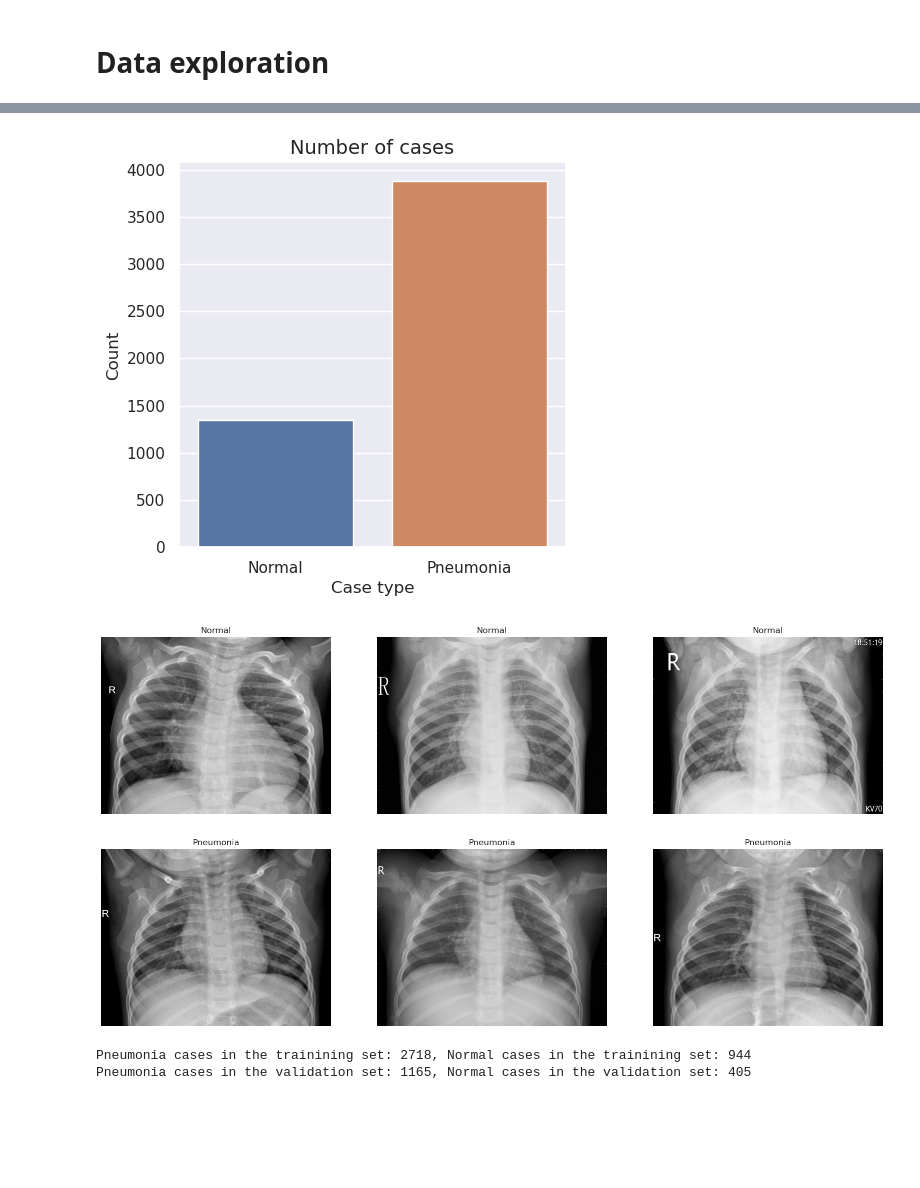
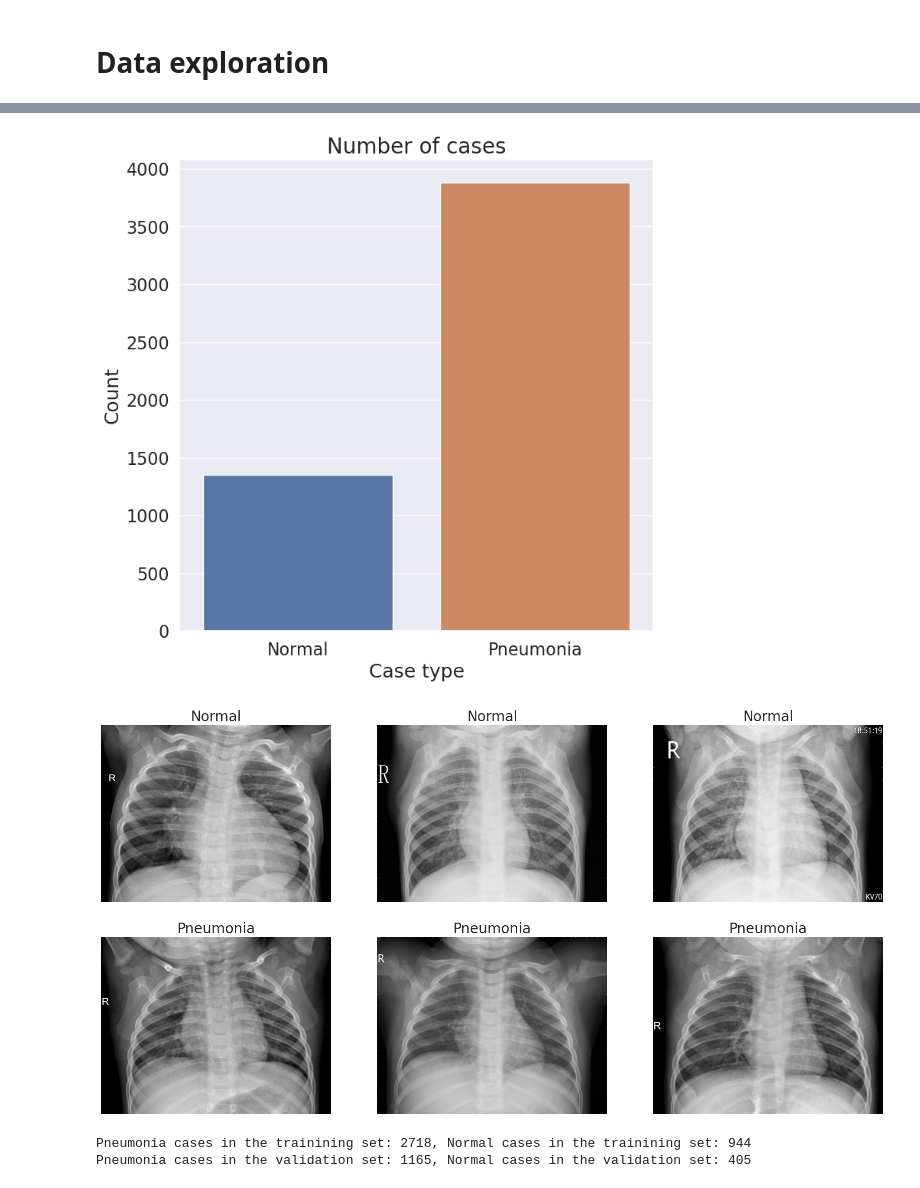
Before and after one commit to mrcljns/Identifying_Pneumonia_Project, a Jupyter notebook: identifying_pnuemonia_notebook.ipynb, the cells around one changed output, grey strips where cells are left out. Drawn from its saved outputs; the diff is of its cells as text; code cells hidden in the pictures; blank space fills up the shorter version.

```diff
--- a/identifying_pnuemonia_notebook.ipynb
+++ b/identifying_pnuemonia_notebook.ipynb
@@ -138,39 +109,37 @@ train_data.head()
 # %%
+# Visualize imbalance between classes
 # Get the counts for each class
 cases_count = train_data['Label'].value_counts()
 
 # Plot the results
-plt.figure(figsize=(5, 5))
+plt.figure(figsize=(8, 8))
 sn.barplot(x=cases_count.index, y=cases_count.values)
-plt.title('Number of cases', fontsize=14)
-plt.xlabel('Case type', fontsize=12)
-plt.ylabel('Count', fontsize=12)
-plt.xticks(range(len(cases_count.index)), ['Normal', 'Pneumonia'])
+plt.title('Number of cases', fontsize=20)
+plt.xlabel('Case type', fontsize=18)
+plt.ylabel('Count', fontsize=18)
+plt.xticks(range(len(cases_count.index)), ['Normal', 'Pneumonia'], fontsize=16)
+plt.yticks(fontsize=16)
 plt.show()
 # %% [output]
-[figure, old version]
+[figure, new version]
 # %%
-# Get few samples for both the classes
-pneumonia_samples = (train_data[train_data['Label']==1]['Image_dir'].iloc[:3]).tolist()
-normal_samples = (train_data[train_data['Label']==0]['Image_dir'].iloc[:3]).tolist()
+# Get three examples from each class and concatenate them
+samples = list(train_data[train_data['Label']==1]['Image_dir'].iloc[:3]) + list(train_data[train_data['Label']==0]['Image_dir'].iloc[:3])
 
-# Concat the data in a single list
-samples = pneumonia_samples + normal_samples
-
-# Plot the data
+# Plot the examples
 f, ax = plt.subplots(2, 3, figsize=(20, 10))
 for i in range(6):
     img = imread(samples[i])
     ax[i//3, i%3].imshow(img, cmap='gray')
     if i<3:
-        ax[i//3, i%3].set_title("Normal")
+        ax[i//3, i%3].set_title("Normal", fontsize=20)
     else:
-        ax[i//3, i%3].set_title("Pneumonia")
+        ax[i//3, i%3].set_title("Pneumonia", fontsize=20)
     ax[i//3, i%3].axis('off')
     ax[i//3, i%3].set_aspect('auto')
 plt.show()
 # %% [output]
-[figure, old version]
+[figure, new version]
 # %%
 # Splitting train data into train and validation set
 train_data, val_data = train_test_split(train_data, test_size=0.3, shuffle=True, stratify=train_data["Label"], random_state=42)
```
Also changed, not shown: parts of 103 cells of this notebook, 14 other files.
